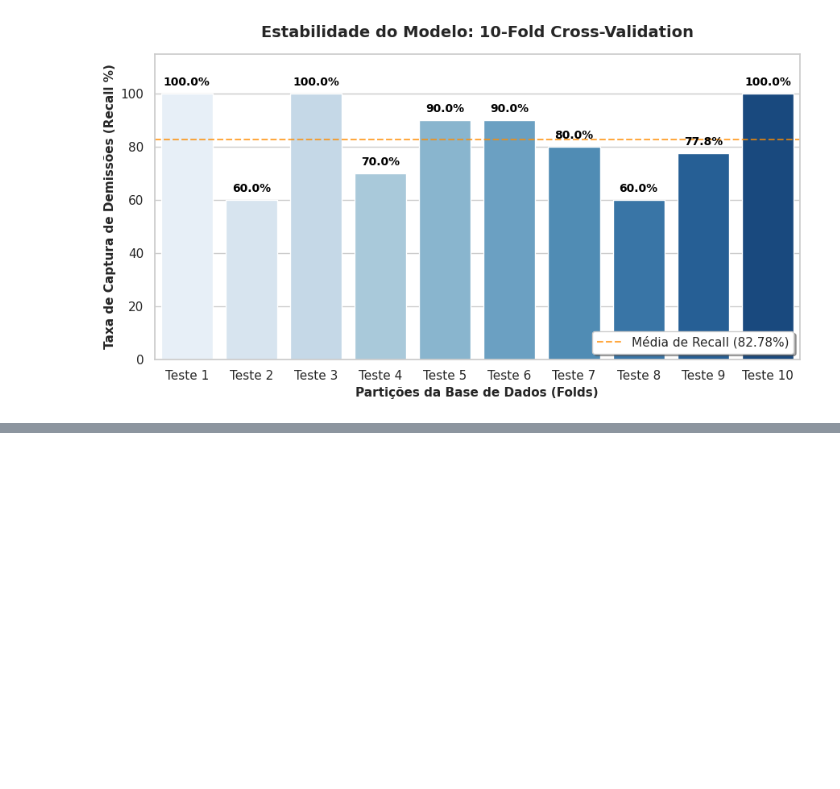
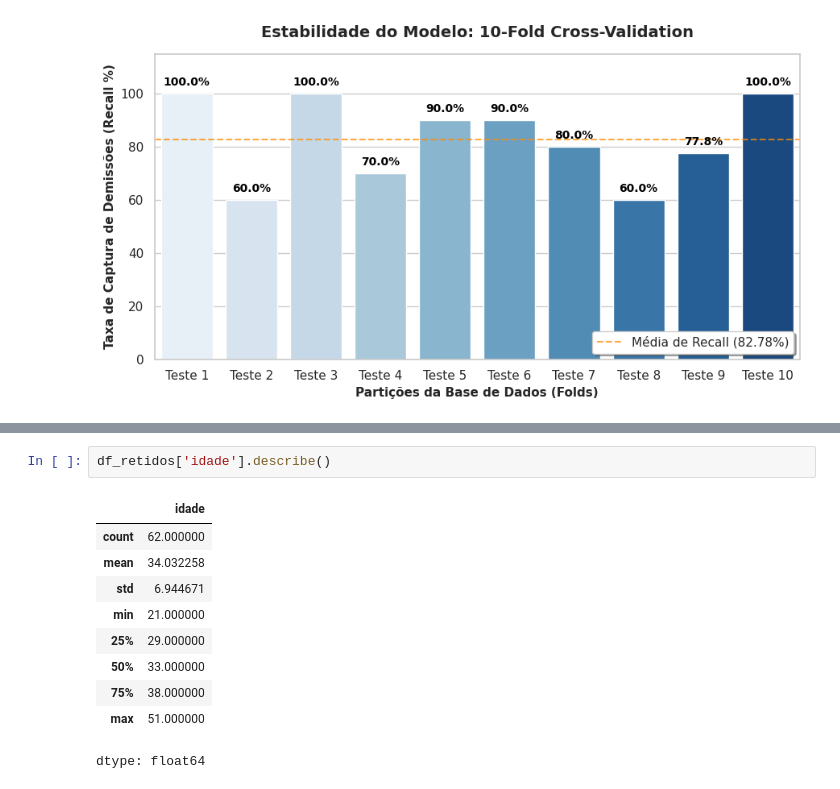
Before and after one commit to Ignowsky/EDA-Turnover, a Jupyter notebook: EDA_PA_Analytics.ipynb, the cells around one changed output, grey strips where cells are left out. Drawn from its saved outputs; the diff is of its cells as text; blank space fills up the shorter version.

```diff
--- a/EDA_PA_Analytics.ipynb
+++ b/EDA_PA_Analytics.ipynb
@@ -1397,0 +1585,13 @@ print(f"🎯 Score AUC Final: {auc_score:.3f}")
+# %%
+df_retidos['idade'].describe()
+# %% [output]
+|  | idade |
+| count | 62.000000 |
+| mean | 34.032258 |
+| std | 6.944671 |
+| min | 21.000000 |
+| 25% | 29.000000 |
+| 50% | 33.000000 |
+| 75% | 38.000000 |
+| max | 51.000000 |
+dtype: float64
```
Also changed, not shown: parts of 16 cells of this notebook.
